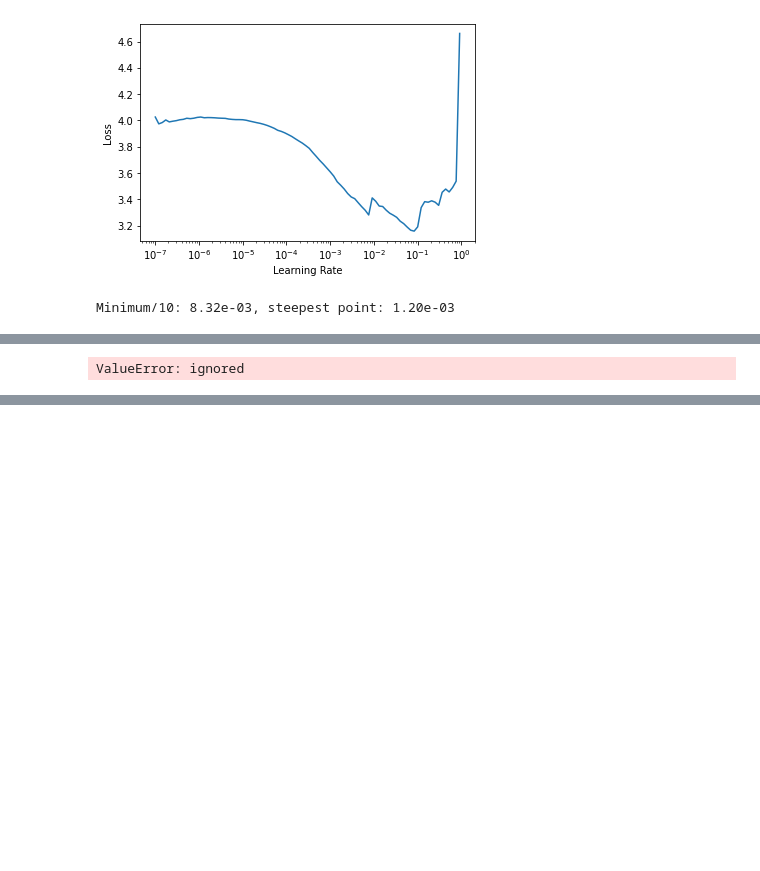
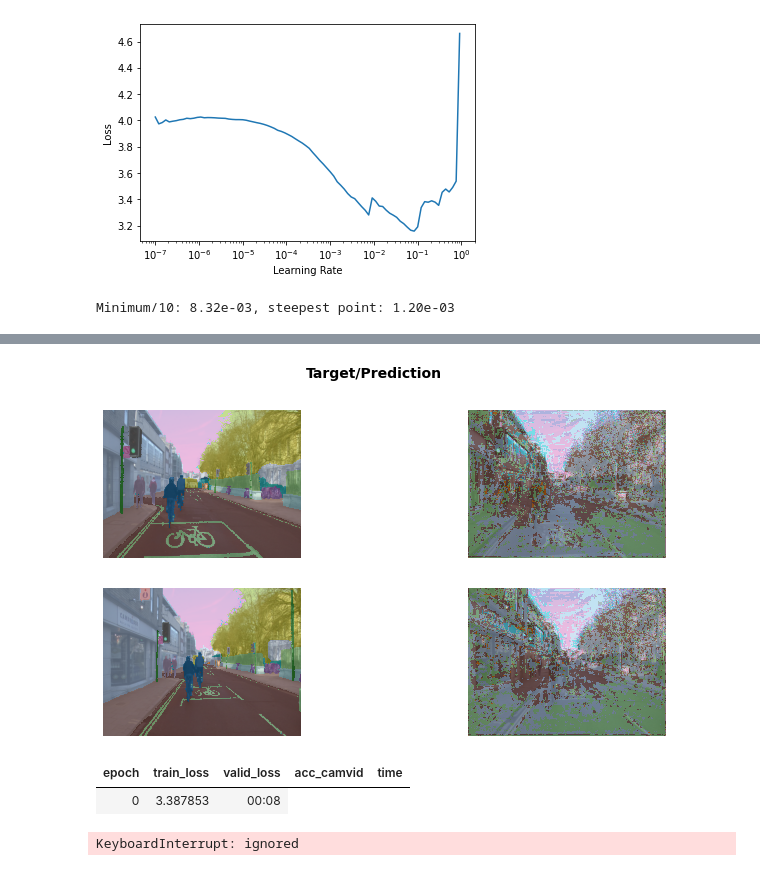
Before and after one commit to Aravinda89/multi_label_classification, a Jupyter notebook: Image_Segmentation.ipynb, the cells around one changed output, grey strips where cells are left out. Saved outputs shown, nothing was run; the diff lists cells and outputs as text; code cells hidden in the pictures; blank space fills up the shorter version.

```diff
--- a/Image_Segmentation.ipynb
+++ b/Image_Segmentation.ipynb
@@ -262,7 +261,6 @@ learn.save('/content/gdrive/MyDrive/models/seg1')
 # learn.load('/content/gdrive/MyDrive/models/seg1');
-# %%
-learn.show_results()
-# %% [output]
-ValueError: ignored
 # %%
 learn.unfreeze()
+# %%
+learn.show_results(max_n=4, figsize=(12,6))
+# %% [output]
@@ -269,2 +268,9 @@ learn.unfreeze()
+[figure, added]
+# %%
+learn.fit_flat_cos(5, 8.32e-03)
+# %% [output]
+| epoch | train_loss | valid_loss | acc_camvid | time |
+| 0 | 3.387853 | 00:08 |
+KeyboardInterrupt: ignored
 # %%
 learn.fit_flat_cos(12, lrs)
```
Also changed, not shown: parts of 4 cells of this notebook.
